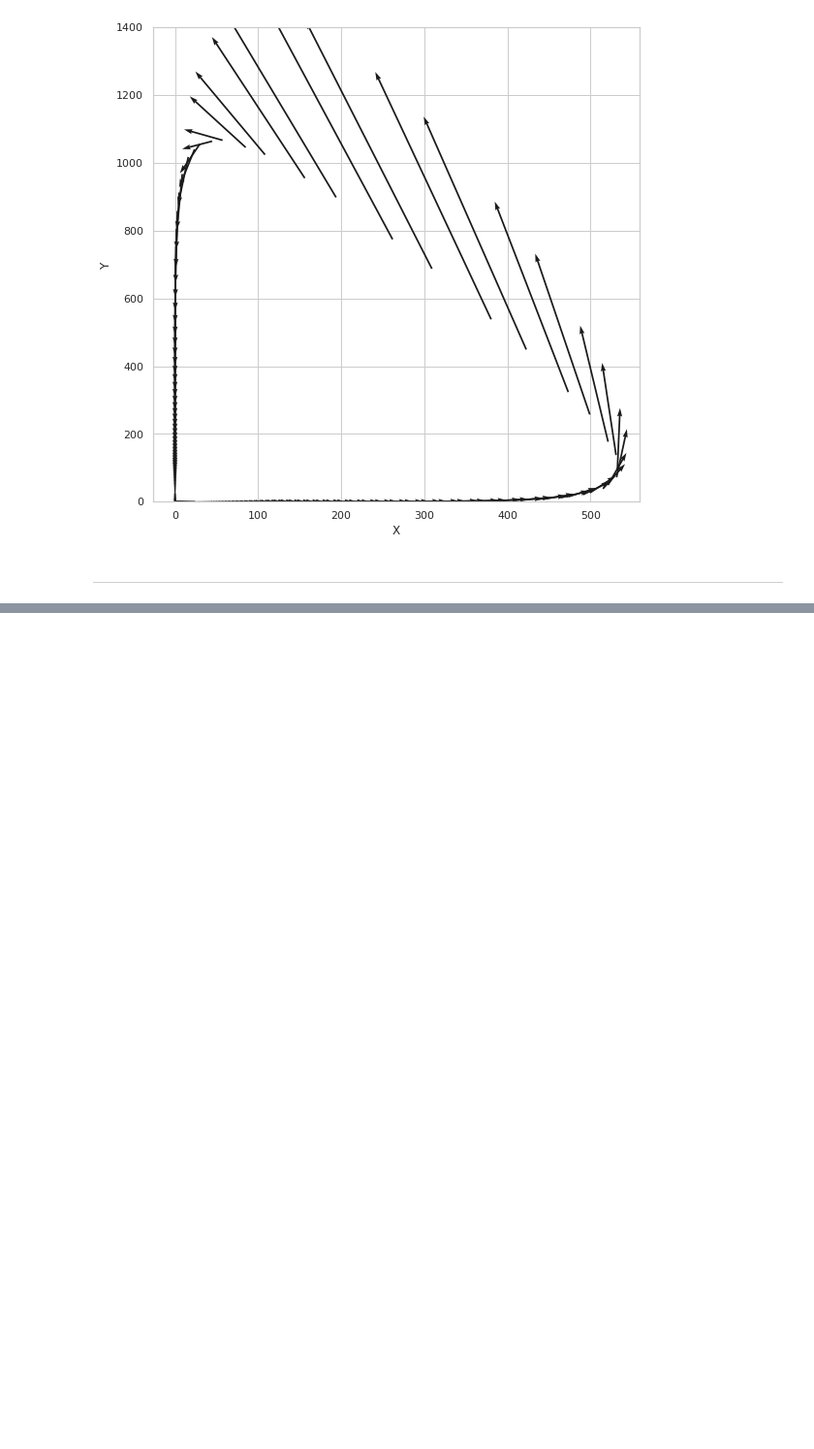
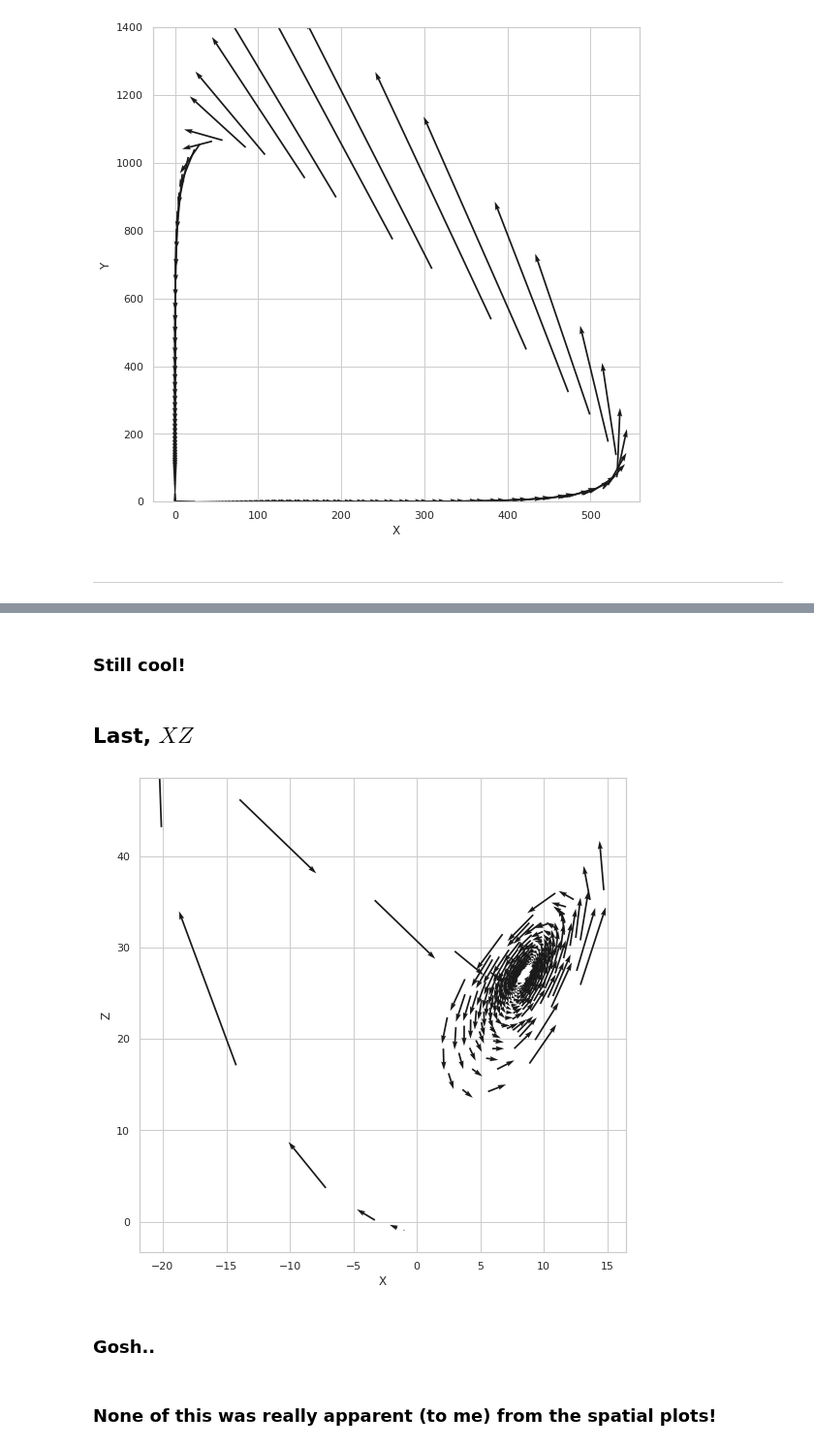
Before and after one commit to profxj/ocea200, a Jupyter notebook: SIO-216A/hw/Homework2.ipynb, the cells around one changed output, grey strips where cells are left out. Shown at 97% size. Drawn from its saved outputs; the diff is of its cells as text; code cells hidden in the pictures; blank space fills up the shorter version.

```diff
--- a/SIO-216A/hw/Homework2.ipynb
+++ b/SIO-216A/hw/Homework2.ipynb
@@ -271,0 +318,20 @@ plt.show()
+# %% [markdown]
+### Still cool!
+# %% [markdown]
+## Last, $XZ$
+# %%
+fig = plt.figure(figsize=(9,9))
+plt.quiver(X, Z, U, W)
+# Label
+ax = plt.gca()
+ax.set_xlabel('X')
+ax.set_ylabel('Z')
+#ax.set_ylim(0., 1400.)
+#
+plt.show()
+# %% [output]
+[figure, added]
+# %% [markdown]
+### Gosh..
+# %% [markdown]
+### None of this was really apparent (to me) from the spatial plots!
```
Also changed, not shown: parts of 7 cells of this notebook.
